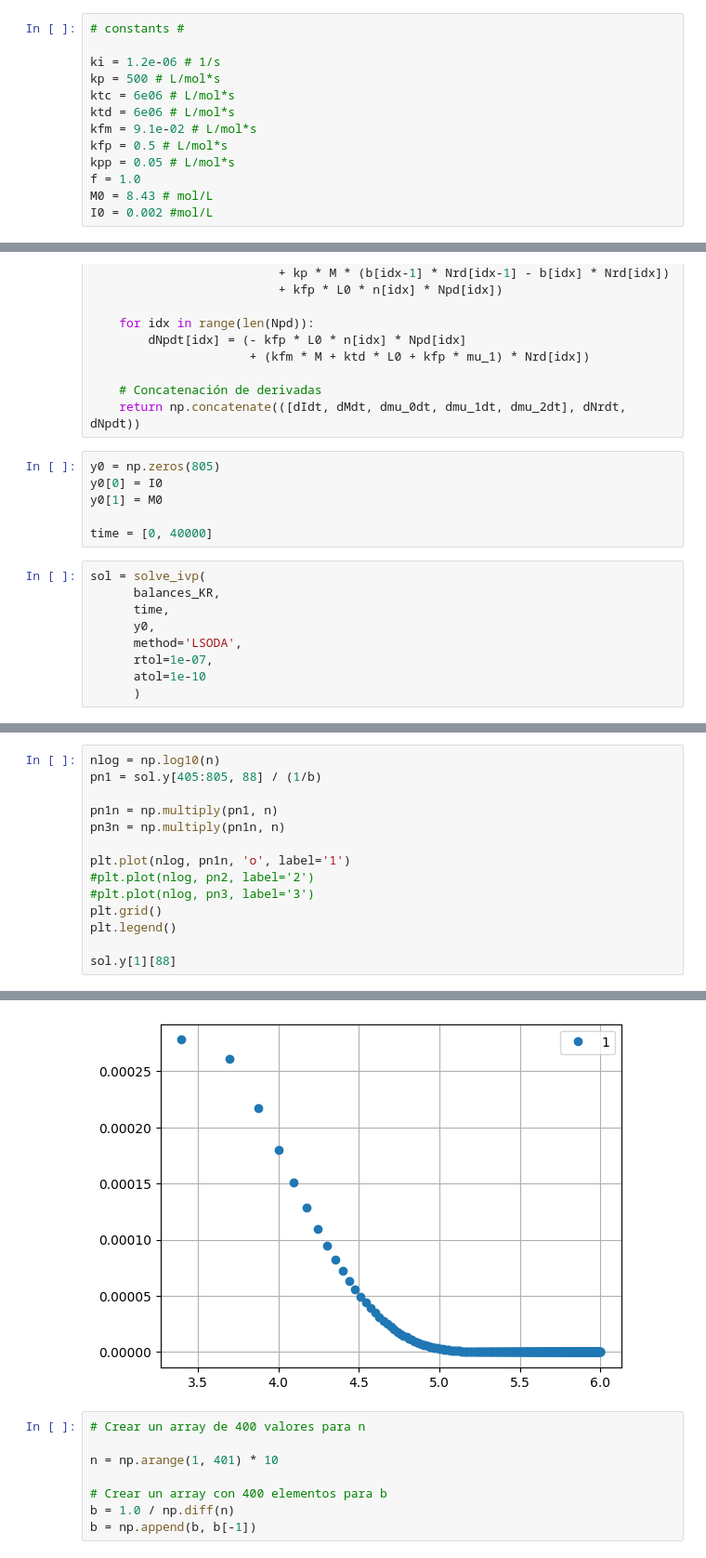
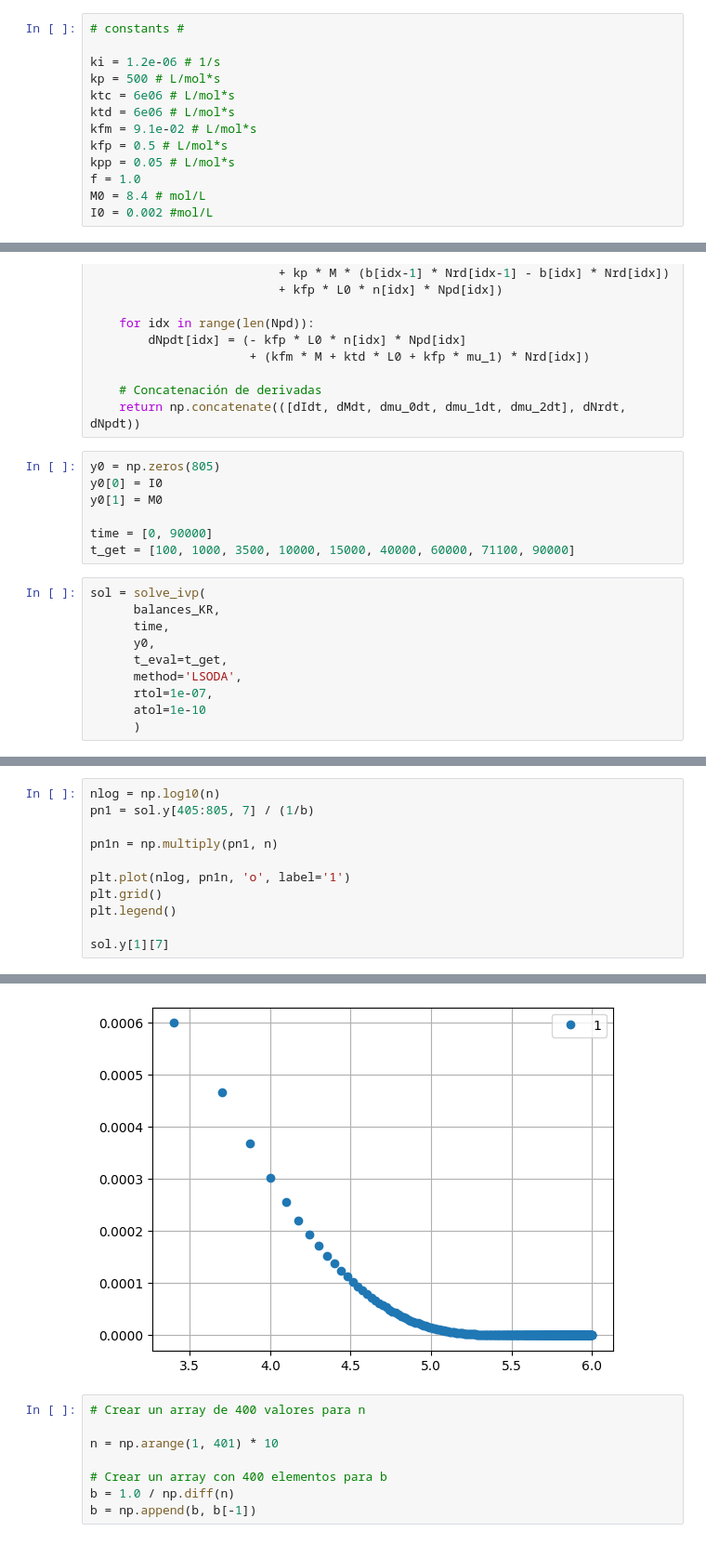
Before and after one commit to NicolasHeredia/KR_method, a Jupyter notebook: kr_first_test.ipynb, the cells around one changed output, grey strips where cells are left out. Shown at 93% size. Drawn from its saved outputs; the diff is of its cells as text.

```diff
--- a/kr_first_test.ipynb
+++ b/kr_first_test.ipynb
@@ -12,7 +12,7 @@ kfm = 9.1e-02 # L/mol*s
 kfp = 0.5 # L/mol*s
 kpp = 0.05 # L/mol*s
 f = 1.0
-M0 = 8.43 # mol/L
+M0 = 8.4 # mol/L
 I0 = 0.002 #mol/L
 # %%
 def lambda_0(I): # moment zero for radicals
@@ -80,12 +80,14 @@ y0 = np.zeros(805)
 y0[0] = I0
 y0[1] = M0
 
-time = [0, 40000]
+time = [0, 90000]
+t_get = [100, 1000, 3500, 10000, 15000, 40000, 60000, 71100, 90000]
 # %%
 sol = solve_ivp(
       balances_KR,
       time,
       y0,
+      t_eval=t_get,
       method='LSODA',
       rtol=1e-07,
       atol=1e-10
@@ -124,15 +121,12 @@ sol.t.shape
 # %%
 nlog = np.log10(n)
-pn1 = sol.y[405:805, 88] / (1/b)
+pn1 = sol.y[405:805, 7] / (1/b)
 
 pn1n = np.multiply(pn1, n)
-pn3n = np.multiply(pn1n, n)
 
 plt.plot(nlog, pn1n, 'o', label='1')
-#plt.plot(nlog, pn2, label='2')
-#plt.plot(nlog, pn3, label='3')
 plt.grid()
 plt.legend()
 
-sol.y[1][88]
+sol.y[1][7]
 # %% [output]
@@ -140,4 +134,4 @@ sol.y[1][88]
-[figure, old version]
+[figure, new version]
 # %%
 # Crear un array de 400 valores para n
 
```
Also changed, not shown: parts of 8 cells of this notebook, 1 other file.
